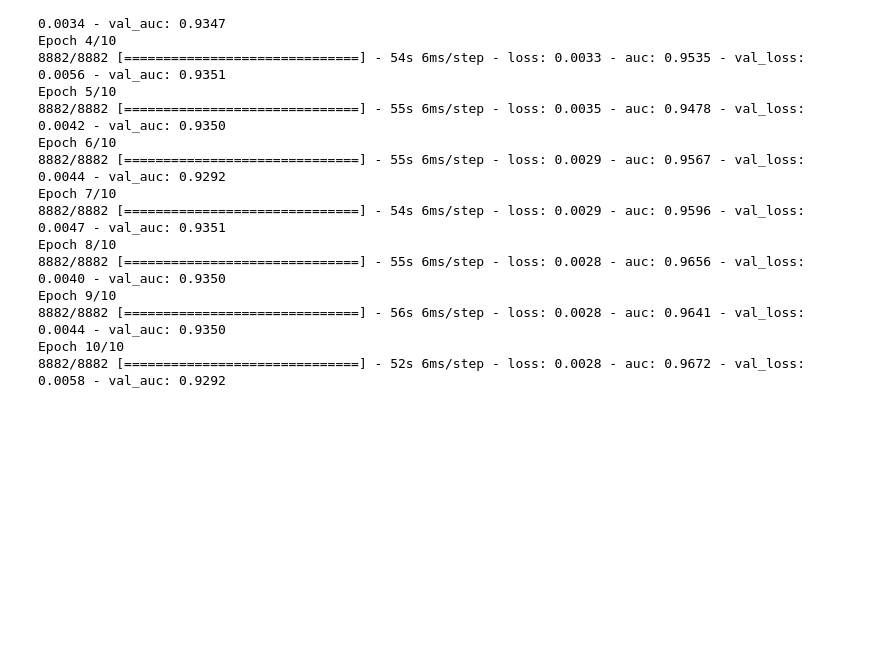
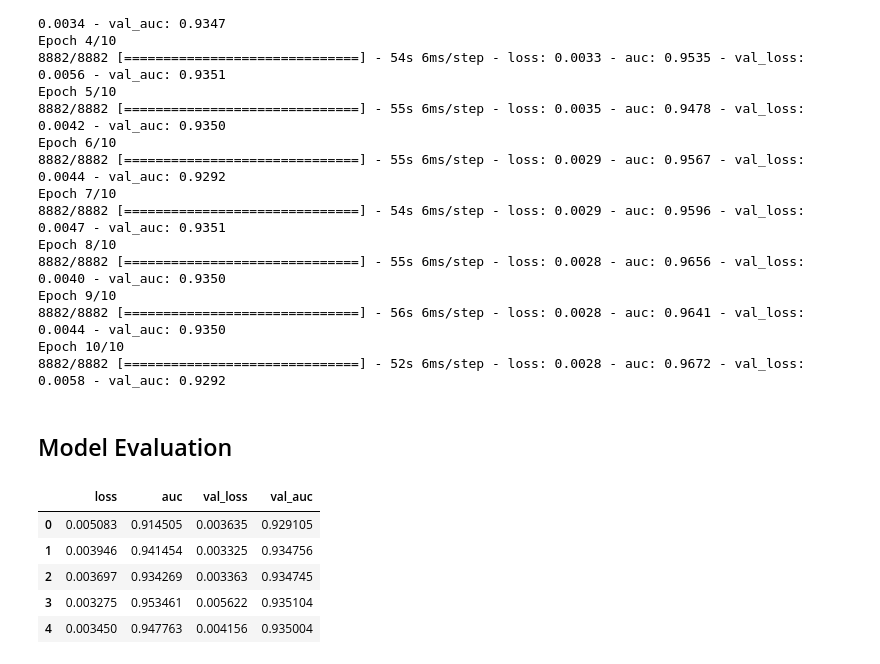
Before and after one commit to Penzragon/Credit-Card-Fraud-Detection, a Jupyter notebook: script.ipynb, the cells around one changed output. Saved outputs shown, nothing was run; the diff lists cells and outputs as text; code cells hidden in the pictures; blank space fills up the shorter version.

Commit message:
Add model evaluation

```diff
--- a/script.ipynb
+++ b/script.ipynb
@@ -287,3 +287,15 @@ Epoch 9/10
 8882/8882 [==============================] - 56s 6ms/step - loss: 0.0028 - auc: 0.9641 - val_loss: 0.0044 - val_auc: 0.9350
 Epoch 10/10
 8882/8882 [==============================] - 52s 6ms/step - loss: 0.0028 - auc: 0.9672 - val_loss: 0.0058 - val_auc: 0.9292
+# %% [markdown]
+## Model Evaluation
+# %%
+metrics = pd.DataFrame(history.history)
+metrics.head()
+# %% [output]
+|  | loss | auc | val_loss | val_auc |
+| 0 | 0.005083 | 0.914505 | 0.003635 | 0.929105 |
+| 1 | 0.003946 | 0.941454 | 0.003325 | 0.934756 |
+| 2 | 0.003697 | 0.934269 | 0.003363 | 0.934745 |
+| 3 | 0.003275 | 0.953461 | 0.005622 | 0.935104 |
+| 4 | 0.003450 | 0.947763 | 0.004156 | 0.935004 |
```
Also changed, not shown: parts of 1 cell of this notebook.
